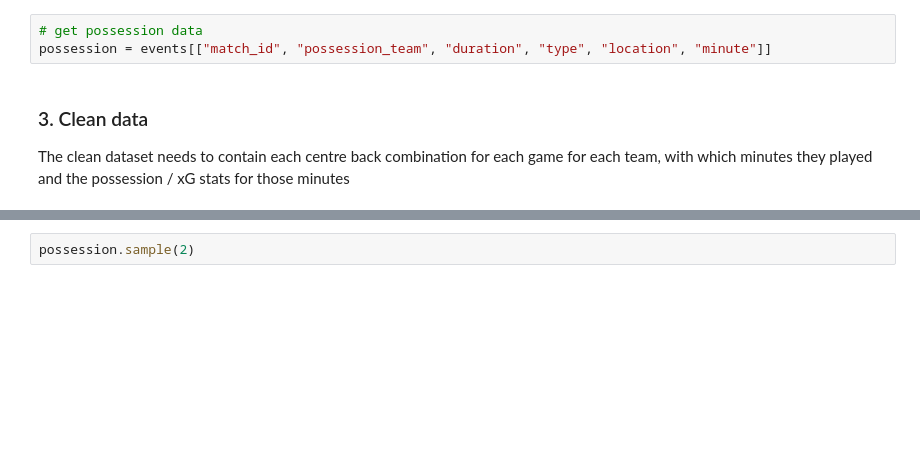
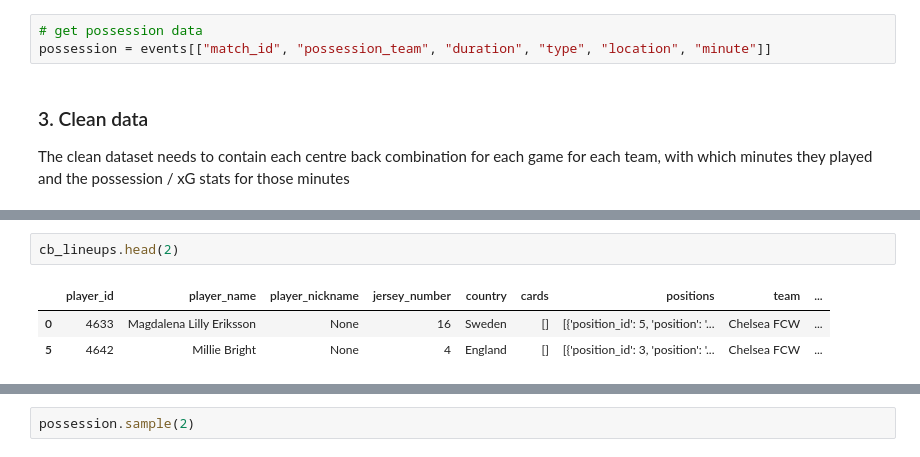
Before and after one commit to alexrhysbates/cb_efficiency, a Jupyter notebook: data/cb_dataset_prep.ipynb, the cells around one changed output, grey strips where cells are left out. Drawn from its saved outputs; the diff is of its cells as text; blank space fills up the shorter version.

```diff
--- a/data/cb_dataset_prep.ipynb
+++ b/data/cb_dataset_prep.ipynb
@@ -130,0 +144,6 @@ The clean dataset needs to contain each centre back combination for each game fo
+# %%
+cb_lineups.head(2)
+# %% [output]
+|  | player_id | player_name | player_nickname | jersey_number | country | cards | positions | team | ... |
+| 0 | 4633 | Magdalena Lilly Eriksson | None | 16 | Sweden | [] | [{'position_id': 5, 'position': '... | Chelsea FCW | ... |
+| 5 | 4642 | Millie Bright | None | 4 | England | [] | [{'position_id': 3, 'position': '... | Chelsea FCW | ... |
```
Also changed, not shown: parts of 11 cells of this notebook.
